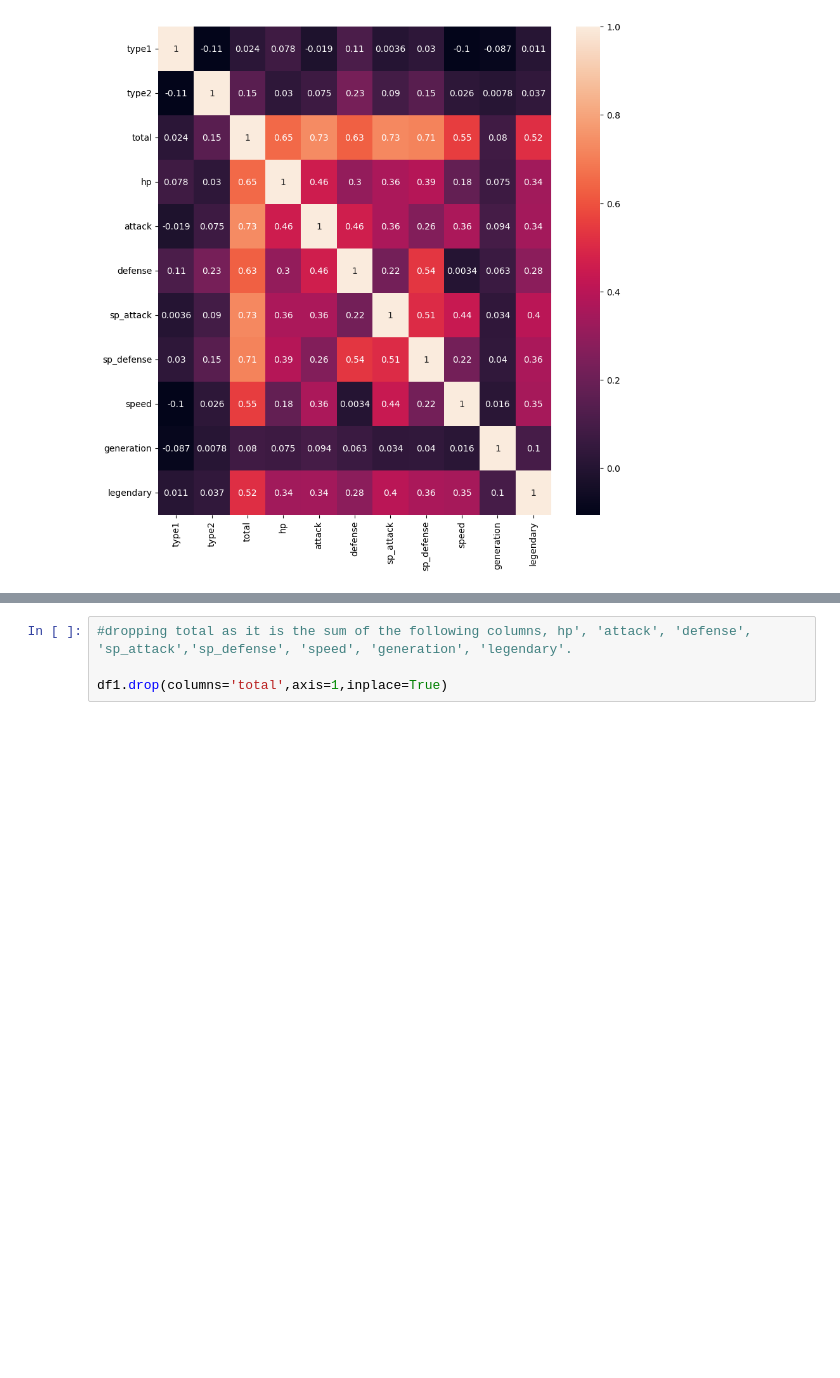
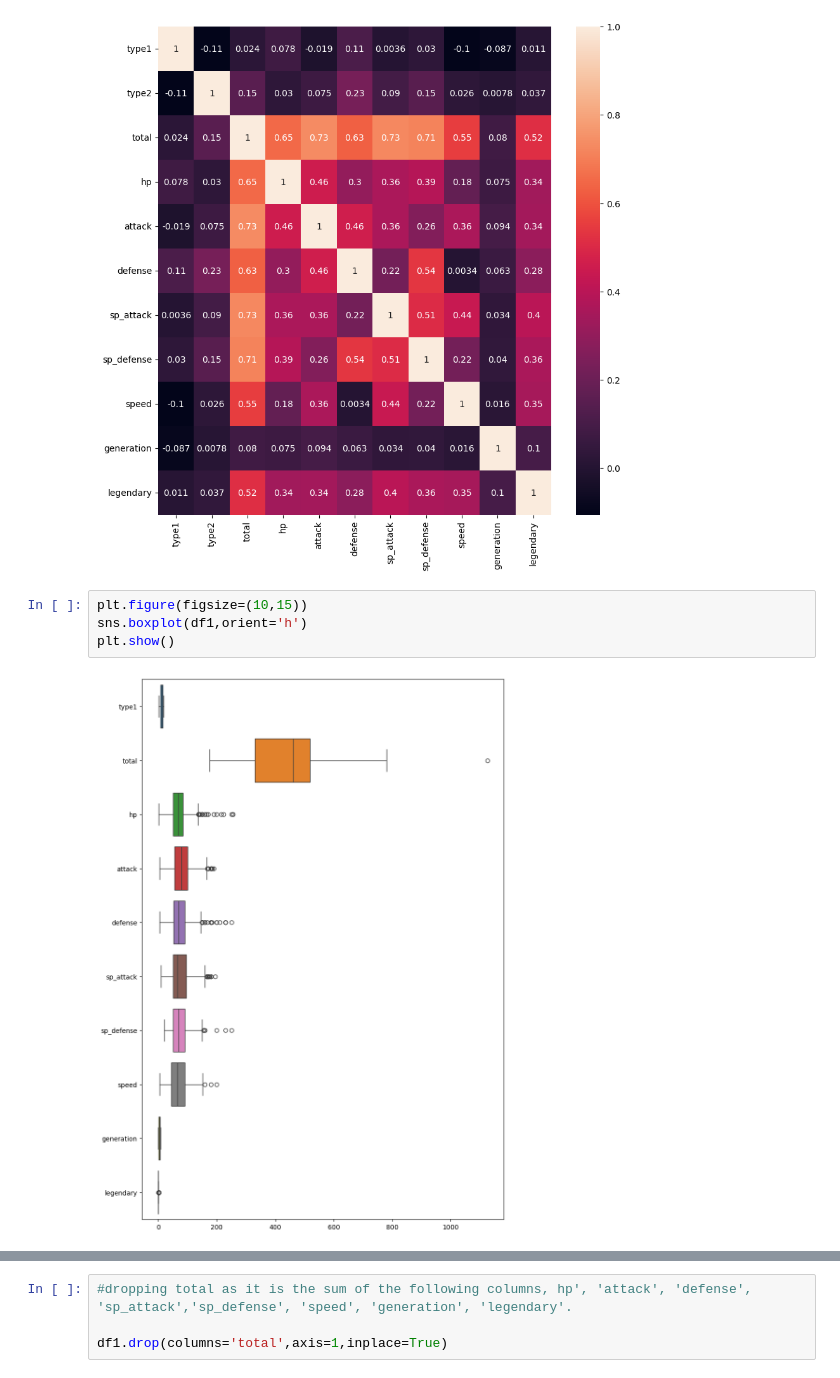
Before and after one commit to saptarshipal1/pokemon, a Jupyter notebook: data/pokemon.ipynb, the cells around one changed output, grey strips where cells are left out. Drawn from its saved outputs; the diff is of its cells as text; blank space fills up the shorter version.

```diff
--- a/data/pokemon.ipynb
+++ b/data/pokemon.ipynb
@@ -185,3 +185,9 @@ sns.heatmap(df1.corr(),annot=True)
 # %% [output]
 <Axes: >
 [figure]
+# %%
+plt.figure(figsize=(10,15))
+sns.boxplot(df1,orient='h')
+plt.show()
+# %% [output]
+[figure, added]
```
Also changed, not shown: parts of 14 cells of this notebook.
